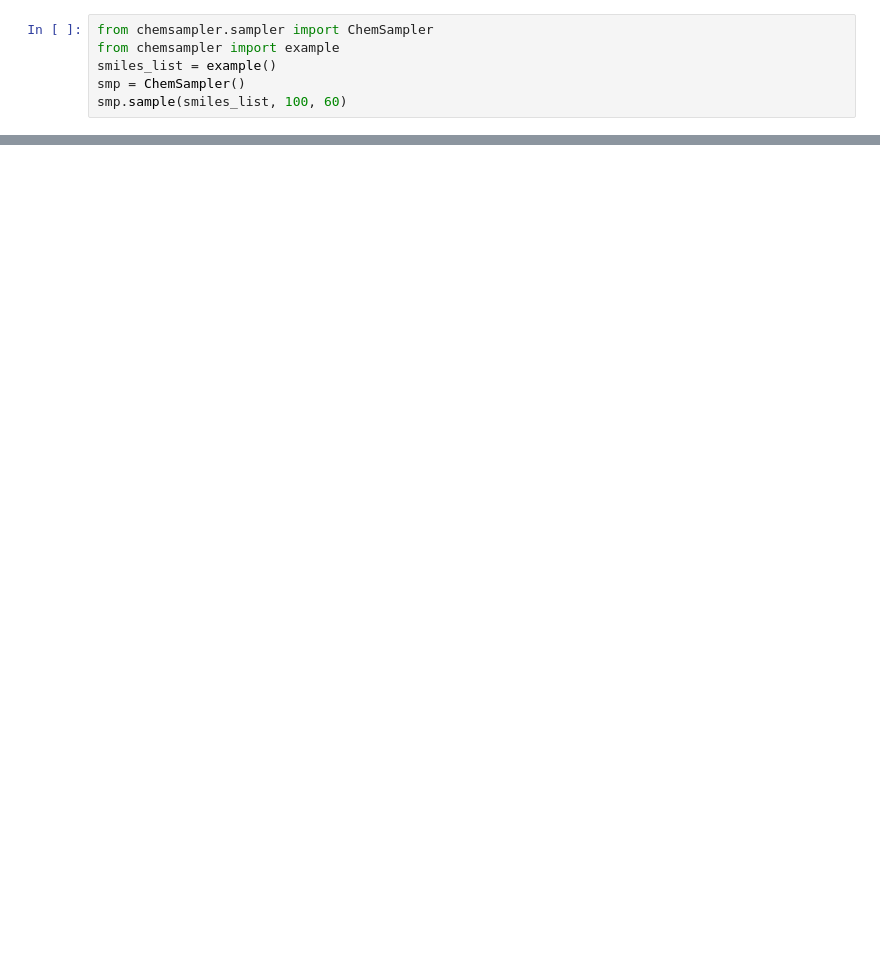
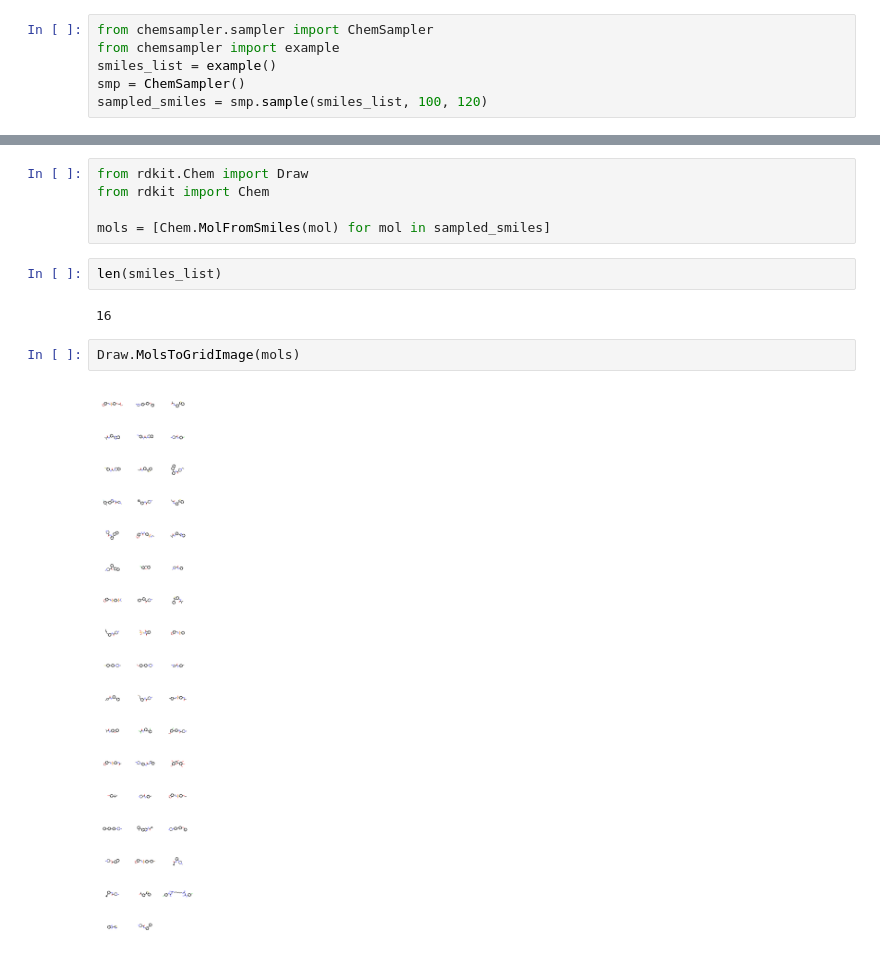
Before and after one commit to anamika-yadav99/chem-sampler, a Jupyter notebook: development.ipynb, the cells around one changed output, grey strips where cells are left out. Saved outputs shown, nothing was run; the diff lists cells and outputs as text; blank space fills up the shorter version.

```diff
--- a/development.ipynb
+++ b/development.ipynb
@@ -3,5 +3,5 @@ from chemsampler.sampler import ChemSampler
 from chemsampler import example
 smiles_list = example()
 smp = ChemSampler()
-smp.sample(smiles_list, 100, 60)
+sampled_smiles = smp.sample(smiles_list, 100, 120)
 # %% [output]
@@ -44,0 +83,13 @@ True
+# %%
+from rdkit.Chem import Draw
+from rdkit import Chem
+
+mols = [Chem.MolFromSmiles(mol) for mol in sampled_smiles]
+# %%
+len(smiles_list)
+# %% [output]
+16
+# %%
+Draw.MolsToGridImage(mols)
+# %% [output]
+[figure, added]
```
Also changed, not shown: parts of 4 cells of this notebook, 4 other files.
